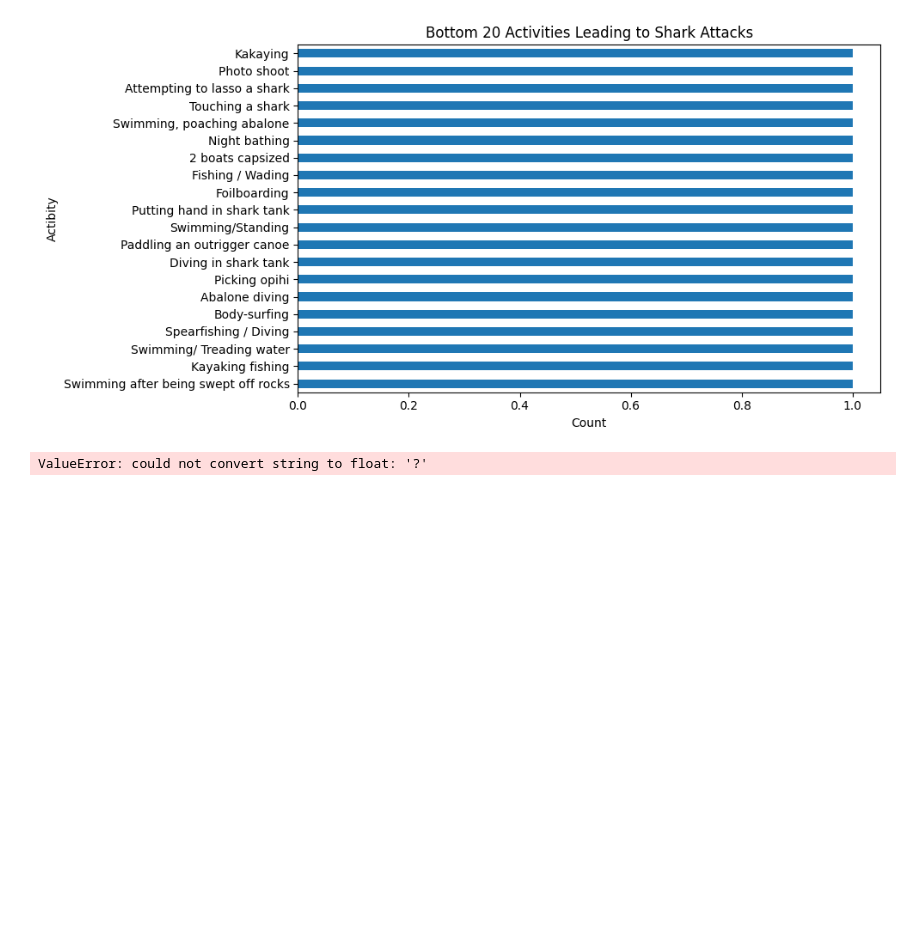
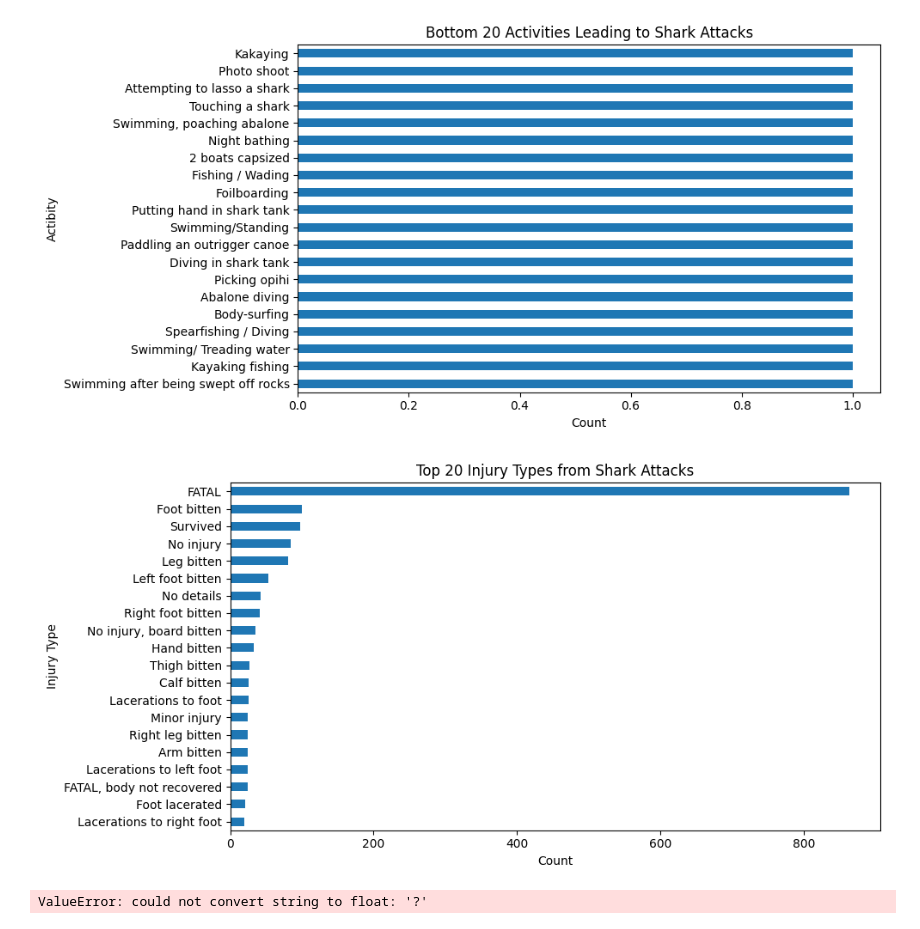
Before and after one commit to DavidLeal7/Shark_Attacks_P1, a Jupyter notebook: notebooks/EDA.ipynb, the cells around one changed output. Saved outputs shown, nothing was run; the diff lists cells and outputs as text; code cells hidden in the pictures; blank space fills up the shorter version.

Commit message:
Added Injury Top 20 values plot, updated description of transformations

```diff
--- a/notebooks/EDA.ipynb
+++ b/notebooks/EDA.ipynb
@@ -167,6 +167,17 @@ plt.show()
 # %% [output]
 [figure]
 [figure]
+# %%
+# Plot Top 20 Injury
+plt.figure(figsize=(10,5))
+df['Injury'].value_counts().nlargest(20).sort_values(ascending=True).plot(kind='barh')
+plt.title('Top 20 Injury Types from Shark Attacks')
+plt.xlabel('Count')
+plt.ylabel('Injury Type')
+plt.tight_layout()
+plt.show()
+# %% [output]
+[figure, added]
 # %%
 # Age Histogram
 
```
